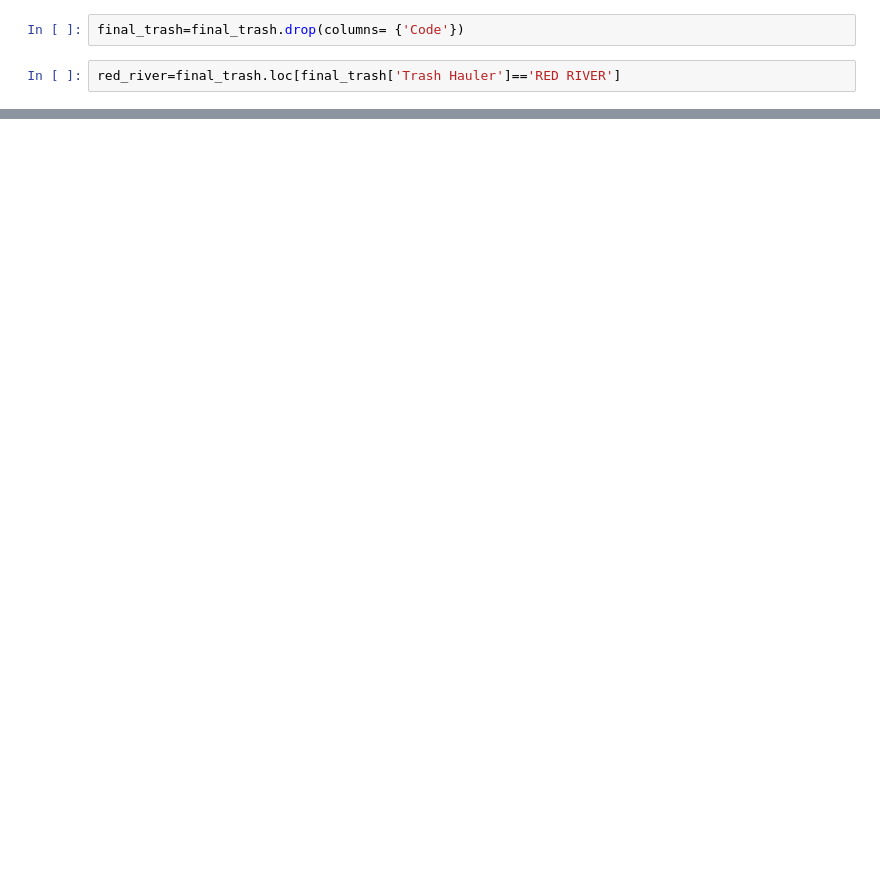
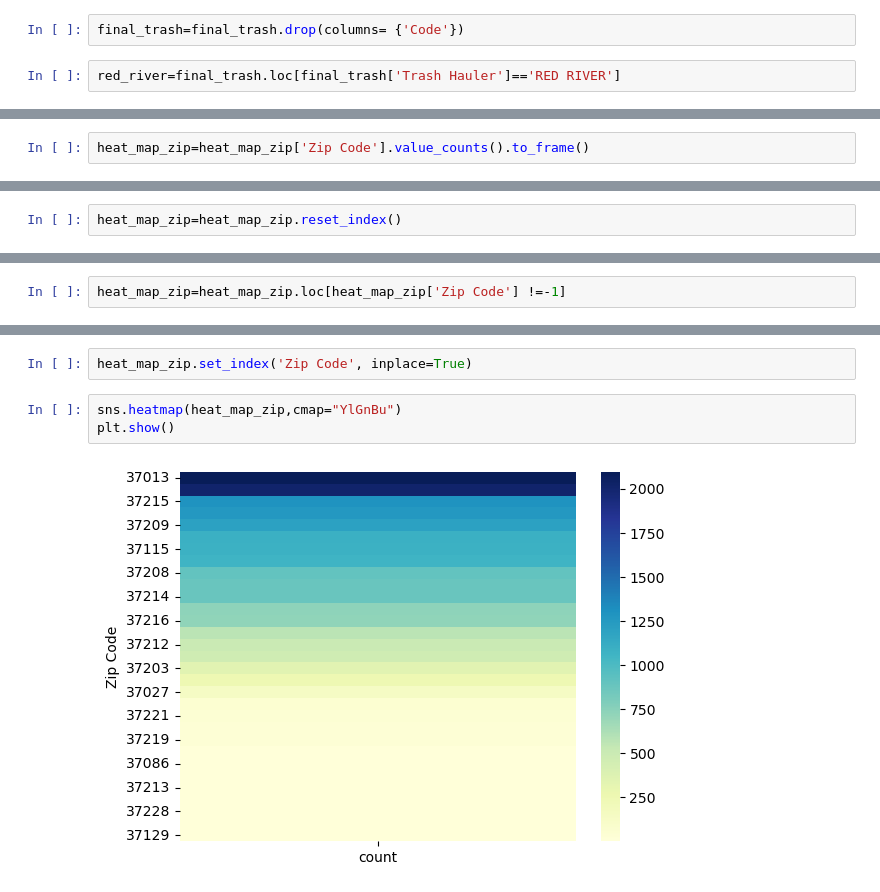
Before and after one commit to NSS-Full-Time-Data-Analytics-14/trash-haulers-snickers, a Jupyter notebook: notebooks/trash_hauler_report.ipynb, the cells around one changed output, grey strips where cells are left out. Saved outputs shown, nothing was run; the diff lists cells and outputs as text; blank space fills up the shorter version.

```diff
--- a/notebooks/trash_hauler_report.ipynb
+++ b/notebooks/trash_hauler_report.ipynb
@@ -120,0 +528,2 @@ red_river.info()
+# %%
+heat_map_zip=heat_map_zip['Zip Code'].value_counts().to_frame()
@@ -120,0 +551,2 @@ red_river.info()
+# %%
+heat_map_zip=heat_map_zip.reset_index()
@@ -120,0 +573,2 @@ red_river.info()
+# %%
+heat_map_zip=heat_map_zip.loc[heat_map_zip['Zip Code'] !=-1]
@@ -120,0 +595,7 @@ red_river.info()
+# %%
+heat_map_zip.set_index('Zip Code', inplace=True)
+# %%
+sns.heatmap(heat_map_zip,cmap="YlGnBu")
+plt.show()
+# %% [output]
+[figure, added]
```
Also changed, not shown: parts of 43 cells of this notebook.
